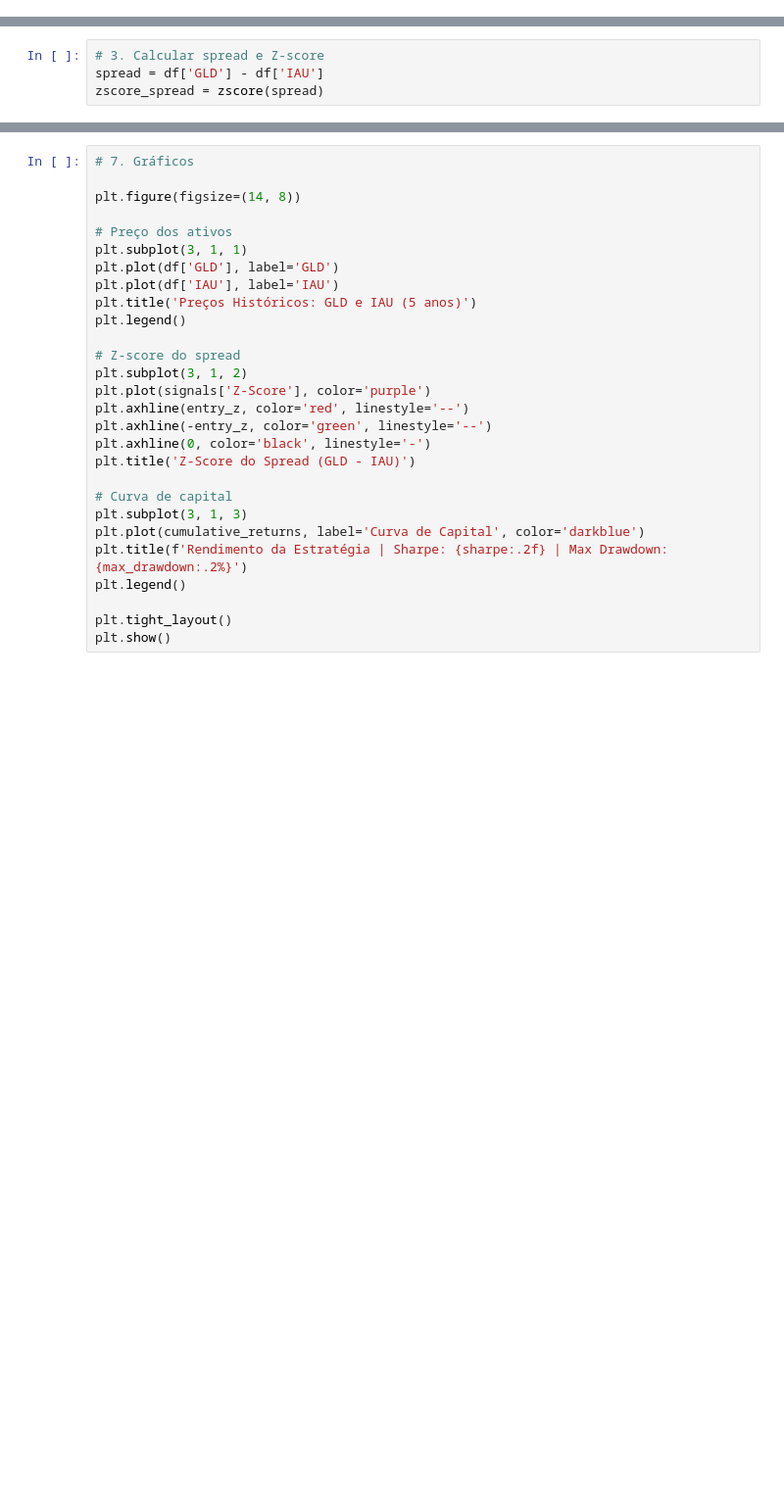
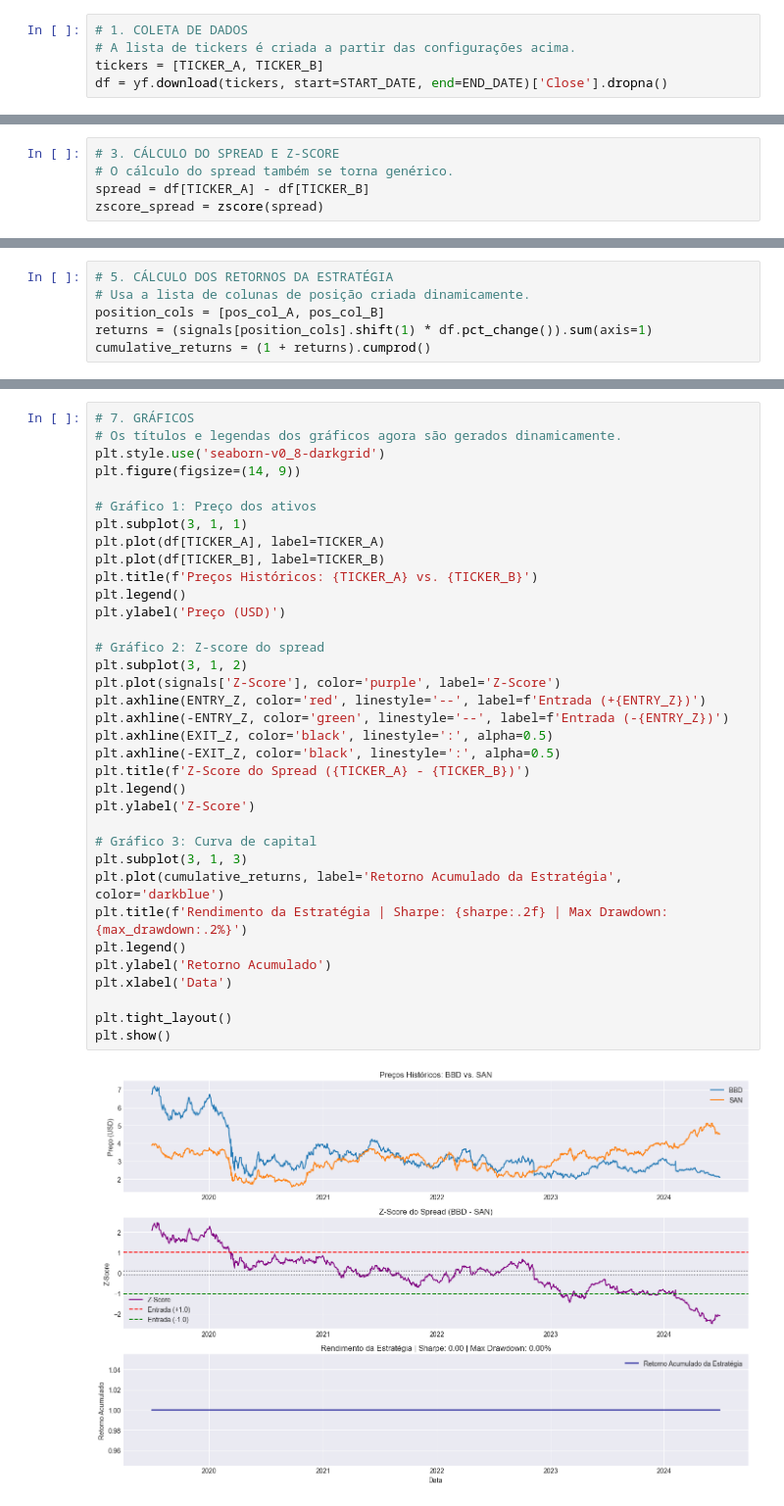
Before and after one commit to Rafael-Mountain/financas, a Jupyter notebook: Atividade_10/atividade_10.ipynb, the cells around one changed output, grey strips where cells are left out. Shown: that part at 98% size. Saved outputs shown, nothing was run; the diff lists cells and outputs as text; blank space fills up the shorter version.

```diff
--- a/Atividade_10/atividade_10.ipynb
+++ b/Atividade_10/atividade_10.ipynb
@@ -16,0 +31,5 @@ df = yf.download(tickers, start=start, end=end)['Adj Close'].dropna()
+# %%
+# 1. COLETA DE DADOS
+# A lista de tickers é criada a partir das configurações acima.
+tickers = [TICKER_A, TICKER_B]
+df = yf.download(tickers, start=START_DATE, end=END_DATE)['Close'].dropna()
@@ -28,4 +53,5 @@ Os ativos não são cointegrados — atenção!
 # %%
-# 3. Calcular spread e Z-score
-spread = df['GLD'] - df['IAU']
+# 3. CÁLCULO DO SPREAD E Z-SCORE
+# O cálculo do spread também se torna genérico.
+spread = df[TICKER_A] - df[TICKER_B]
 zscore_spread = zscore(spread)
@@ -58,0 +86,6 @@ max_drawdown = drawdown.min()
+# %%
+# 5. CÁLCULO DOS RETORNOS DA ESTRATÉGIA
+# Usa a lista de colunas de posição criada dinamicamente.
+position_cols = [pos_col_A, pos_col_B]
+returns = (signals[position_cols].shift(1) * df.pct_change()).sum(axis=1)
+cumulative_returns = (1 + returns).cumprod()
@@ -59,28 +110,37 @@ max_drawdown = drawdown.min()
 # %%
-# 7. Gráficos
+# 7. GRÁFICOS
+# Os títulos e legendas dos gráficos agora são gerados dinamicamente.
+plt.style.use('seaborn-v0_8-darkgrid')
+plt.figure(figsize=(14, 9))
 
-plt.figure(figsize=(14, 8))
+# Gráfico 1: Preço dos ativos
+plt.subplot(3, 1, 1)
+plt.plot(df[TICKER_A], label=TICKER_A)
+plt.plot(df[TICKER_B], label=TICKER_B)
+plt.title(f'Preços Históricos: {TICKER_A} vs. {TICKER_B}')
+plt.legend()
+plt.ylabel('Preço (USD)')
 
-# Preço dos ativos
-plt.subplot(3, 1, 1)
-plt.plot(df['GLD'], label='GLD')
-plt.plot(df['IAU'], label='IAU')
-plt.title('Preços Históricos: GLD e IAU (5 anos)')
+# Gráfico 2: Z-score do spread
+plt.subplot(3, 1, 2)
+plt.plot(signals['Z-Score'], color='purple', label='Z-Score')
+plt.axhline(ENTRY_Z, color='red', linestyle='--', label=f'Entrada (+{ENTRY_Z})')
+plt.axhline(-ENTRY_Z, color='green', linestyle='--', label=f'Entrada (-{ENTRY_Z})')
+plt.axhline(EXIT_Z, color='black', linestyle=':', alpha=0.5)
+plt.axhline(-EXIT_Z, color='black', linestyle=':', alpha=0.5)
+plt.title(f'Z-Score do Spread ({TICKER_A} - {TICKER_B})')
 plt.legend()
+plt.ylabel('Z-Score')
 
-# Z-score do spread
-plt.subplot(3, 1, 2)
-plt.plot(signals['Z-Score'], color='purple')
-plt.axhline(entry_z, color='red', linestyle='--')
-plt.axhline(-entry_z, color='green', linestyle='--')
-plt.axhline(0, color='black', linestyle='-')
-plt.title('Z-Score do Spread (GLD - IAU)')
-
-# Curva de capital
+# Gráfico 3: Curva de capital
 plt.subplot(3, 1, 3)
-plt.plot(cumulative_returns, label='Curva de Capital', color='darkblue')
+plt.plot(cumulative_returns, label='Retorno Acumulado da Estratégia', color='darkblue')
 plt.title(f'Rendimento da Estratégia | Sharpe: {sharpe:.2f} | Max Drawdown: {max_drawdown:.2%}')
 plt.legend()
+plt.ylabel('Retorno Acumulado')
+plt.xlabel('Data')
 
 plt.tight_layout()
 plt.show()
+# %% [output]
+[figure, added]
```
Also changed, not shown: parts of 10 cells of this notebook, 21 other files.
